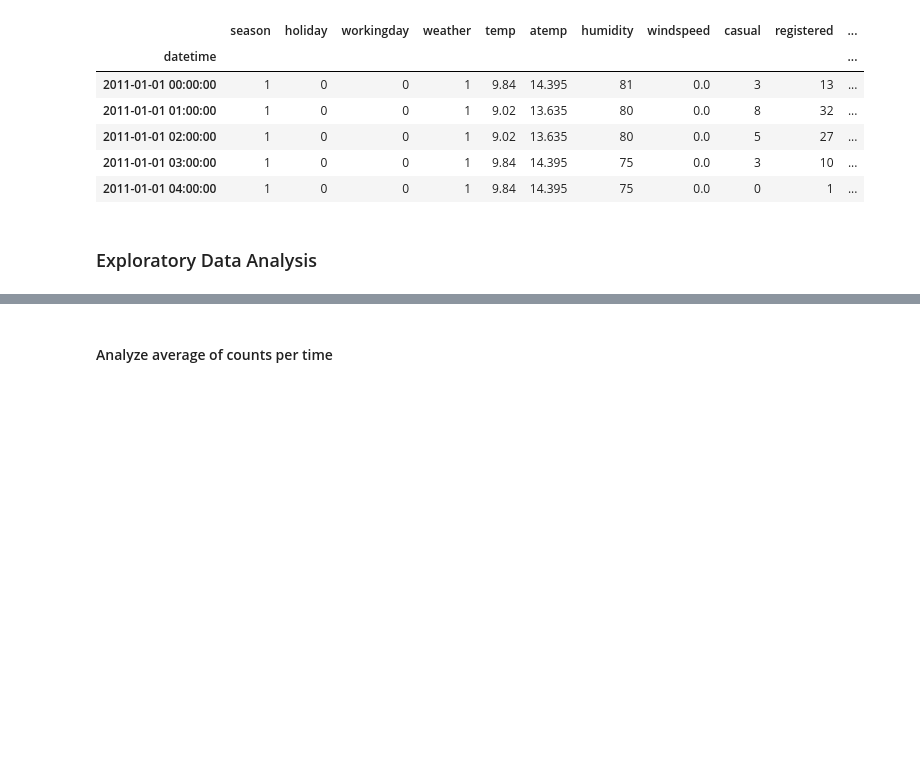
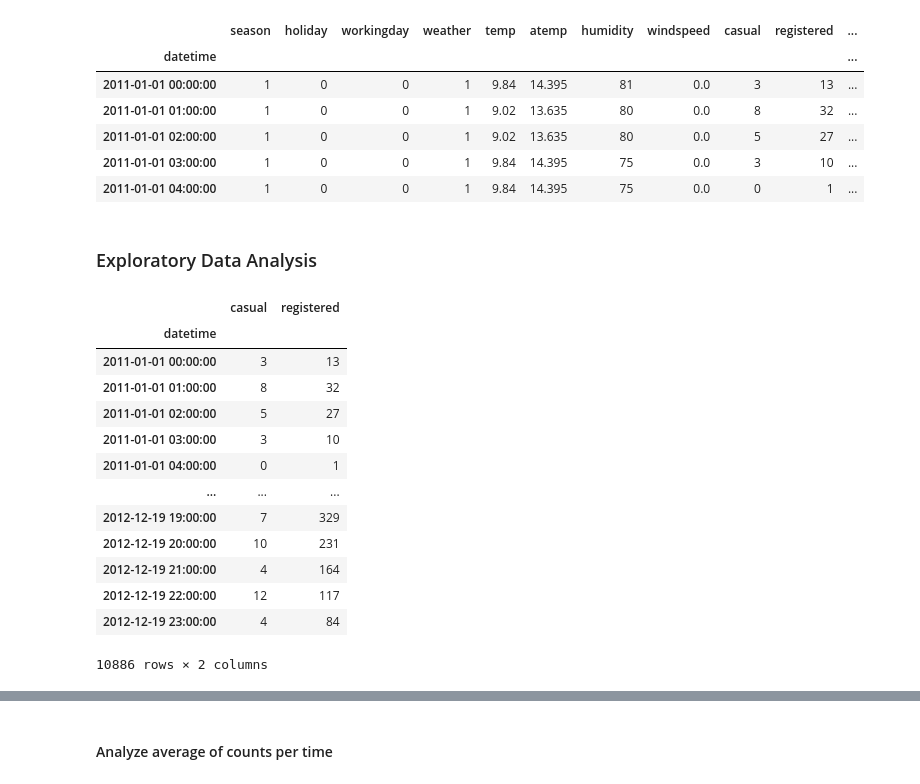
Before and after one commit to miladbehrooz/Bike_Rental_Prediction, a Jupyter notebook: codes/rental_bike_prediction.ipynb, the cells around one changed output, grey strips where cells are left out. Saved outputs shown, nothing was run; the diff lists cells and outputs as text; code cells hidden in the pictures; blank space fills up the shorter version.

```diff
--- a/codes/rental_bike_prediction.ipynb
+++ b/codes/rental_bike_prediction.ipynb
@@ -78,3 +78,20 @@ df.head()
 | 2011-01-01 04:00:00 | 1 | 0 | 0 | 1 | 9.84 | 14.395 | 75 | 0.0 | 0 | 1 | ... |
 # %% [markdown]
 ### Exploratory Data Analysis
+# %%
+df[['casual','registered']]
+# %% [output]
+|  | casual | registered |
+| datetime |  |  |
+| 2011-01-01 00:00:00 | 3 | 13 |
+| 2011-01-01 01:00:00 | 8 | 32 |
+| 2011-01-01 02:00:00 | 5 | 27 |
+| 2011-01-01 03:00:00 | 3 | 10 |
+| 2011-01-01 04:00:00 | 0 | 1 |
+| ... | ... | ... |
+| 2012-12-19 19:00:00 | 7 | 329 |
+| 2012-12-19 20:00:00 | 10 | 231 |
+| 2012-12-19 21:00:00 | 4 | 164 |
+| 2012-12-19 22:00:00 | 12 | 117 |
+| 2012-12-19 23:00:00 | 4 | 84 |
+10886 rows × 2 columns
```
Also changed, not shown: parts of 6 cells of this notebook.
